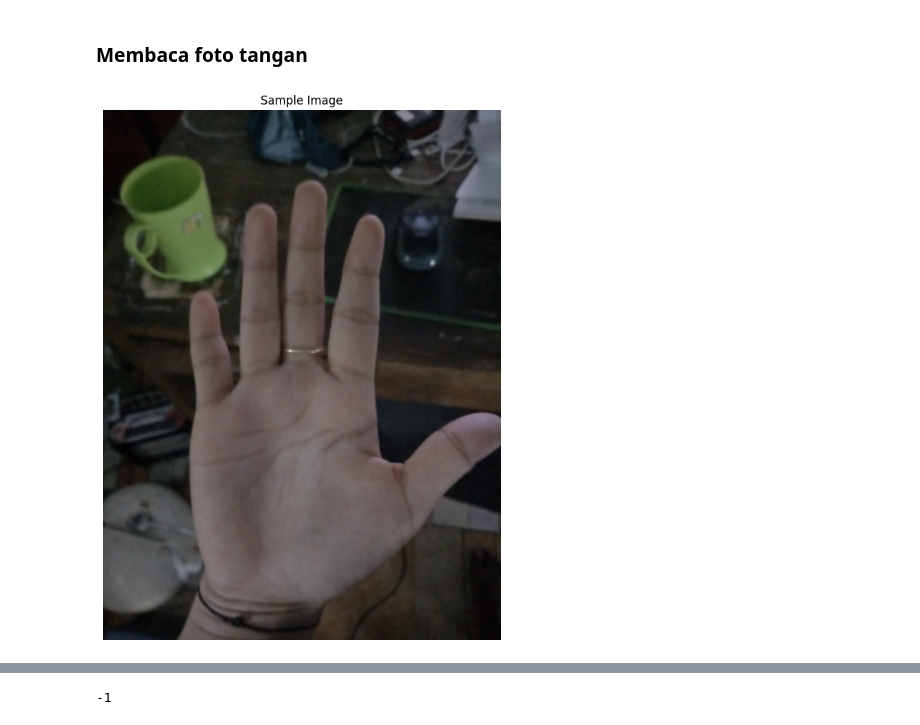
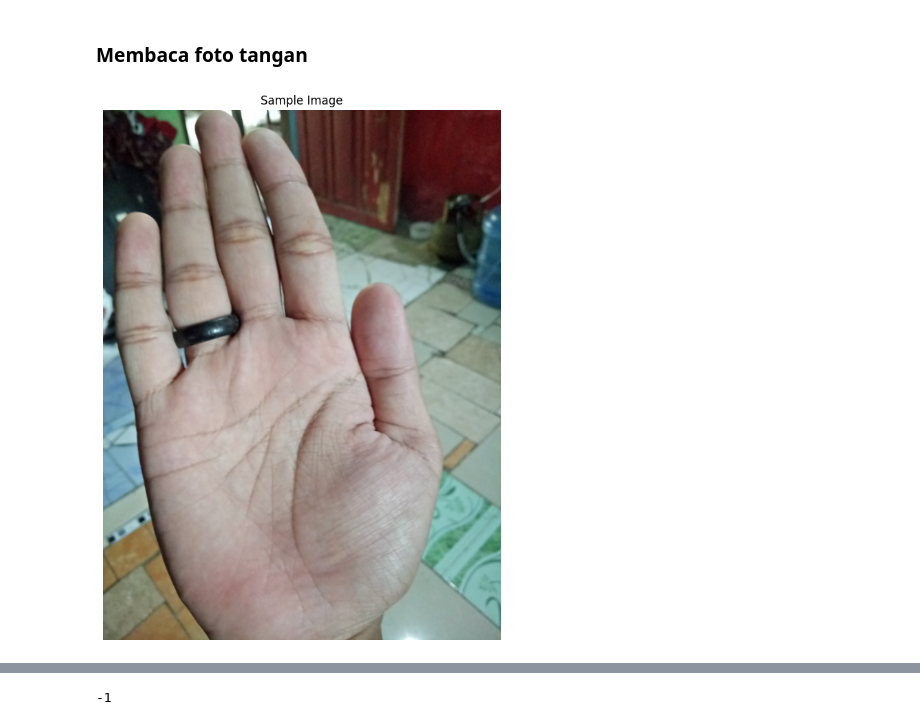
Before and after one commit to kicap1992/ramalan_tapak_tangan_proses, a Jupyter notebook: my_main.ipynb, the cells around one changed output, grey strips where cells are left out. Cells and saved outputs as stored; diff of their text form; code cells hidden in the pictures.

```diff
--- a/my_main.ipynb
+++ b/my_main.ipynb
@@ -23,16 +23,32 @@ mp_drawing = mp.solutions.drawing_utils
 # %% [markdown]
 ### Membaca foto tangan
 # %%
+change_background_mp = mp.solutions.selfie_segmentation
+
+change_bg_segment = change_background_mp.SelfieSegmentation()
+
 # Reading the sample image on which we will perform the detection
-sample_img = cv2.imread('tangan 1.jpg')
+sample_img = cv2.imread('tanganku.jpg')
 # sample_img = cv2.imread('coba2.png')
 sample_img = cv2.flip(sample_img, 1)
 
 # Here we are specifing the size of the figure i.e. 10 -height; 10- width.
 plt.figure(figsize = [10, 10])
 
 # Here we will display the sample image as the output.
 plt.title("Sample Image");plt.axis('off');plt.imshow(sample_img[:,:,::-1]);plt.show()
+
+# plt.figure(figsize = [10, 10])
+
+# # plt.title("Sample Image");plt.axis('off');plt.imshow(sample_img[:,:,::-1]);plt.show()
+# RGB_sample_img = cv2.cvtColor(sample_img, cv2.COLOR_BGR2RGB)
+
+# result = change_bg_segment.process(RGB_sample_img)
+# plt.figure(figsize=[22,22])
+# binary_mask = result.segmentation_mask > 0.9
+# binary_mask_3 = np.dstack((binary_mask,binary_mask,binary_mask))
+# output_image = np.where(binary_mask_3, sample_img, 255)
+# plt.subplot(122);plt.imshow(output_image[:,:,::-1]);plt.title("Output Image");plt.axis('off');
 # %% [output]
-[figure, old version]
+[figure, new version]
 # %%
```
Also changed, not shown: parts of 5 cells of this notebook, 34 other files.
